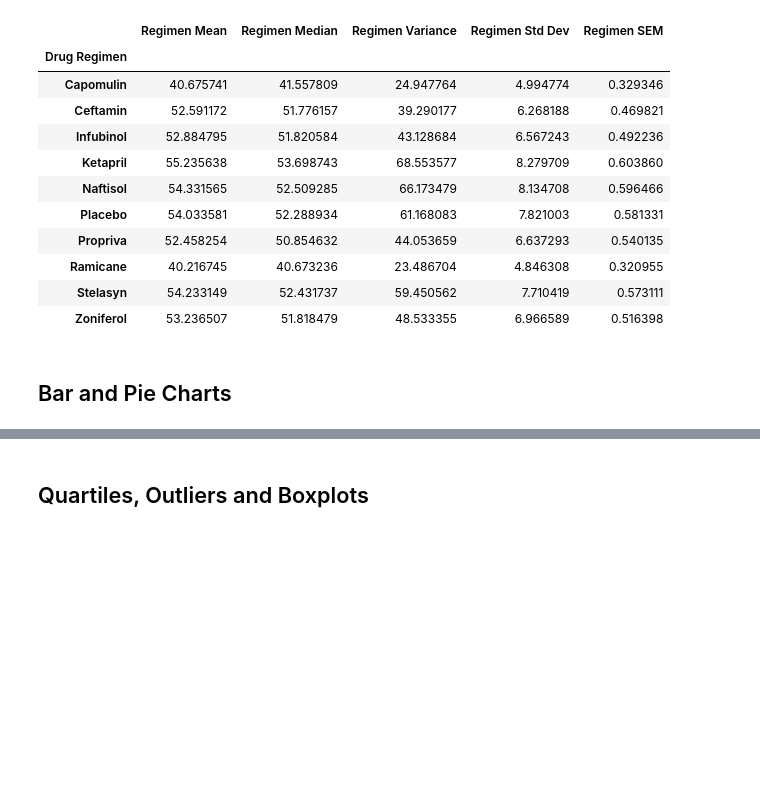
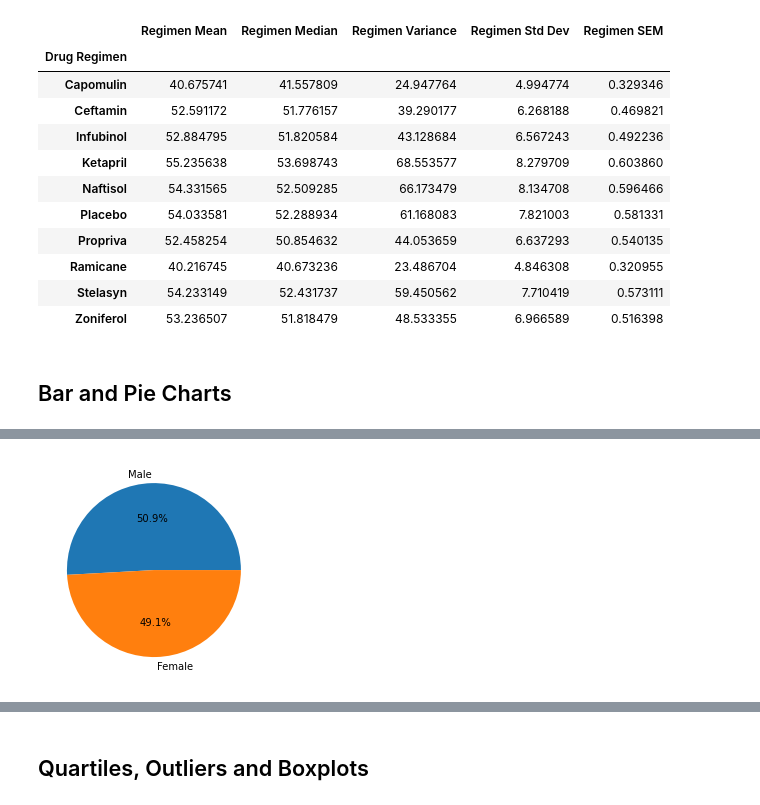
Before and after one commit to j0serobles/UCF_Data_Bootcamp_Homework_5, a Jupyter notebook: Instructions/Pymaceuticals/pymaceuticals_starter.ipynb, the cells around one changed output, grey strips where cells are left out. Saved outputs shown, nothing was run; the diff lists cells and outputs as text; code cells hidden in the pictures; blank space fills up the shorter version.

Commit message:
Added pie chart for gender distribution.

```diff
--- a/Instructions/Pymaceuticals/pymaceuticals_starter.ipynb
+++ b/Instructions/Pymaceuticals/pymaceuticals_starter.ipynb
@@ -171 +171,11 @@ plt.show()
+# %%
+# Generate a pie plot showing the distribution of female versus male mice using pandas
+sex_counts = merged_data["Sex"].value_counts()
+sex_counts_df = pd.DataFrame(sex_counts)
+
+sex_pie_chart = sex_counts_df.plot(kind="pie", y="Sex", autopct="%1.1f%%", legend=False)
+sex_pie_chart.set_ylabel(None)
+plt.show()
+# %% [output]
+[figure, added]
 # %%
```
Also changed, not shown: parts of 4 cells of this notebook.
